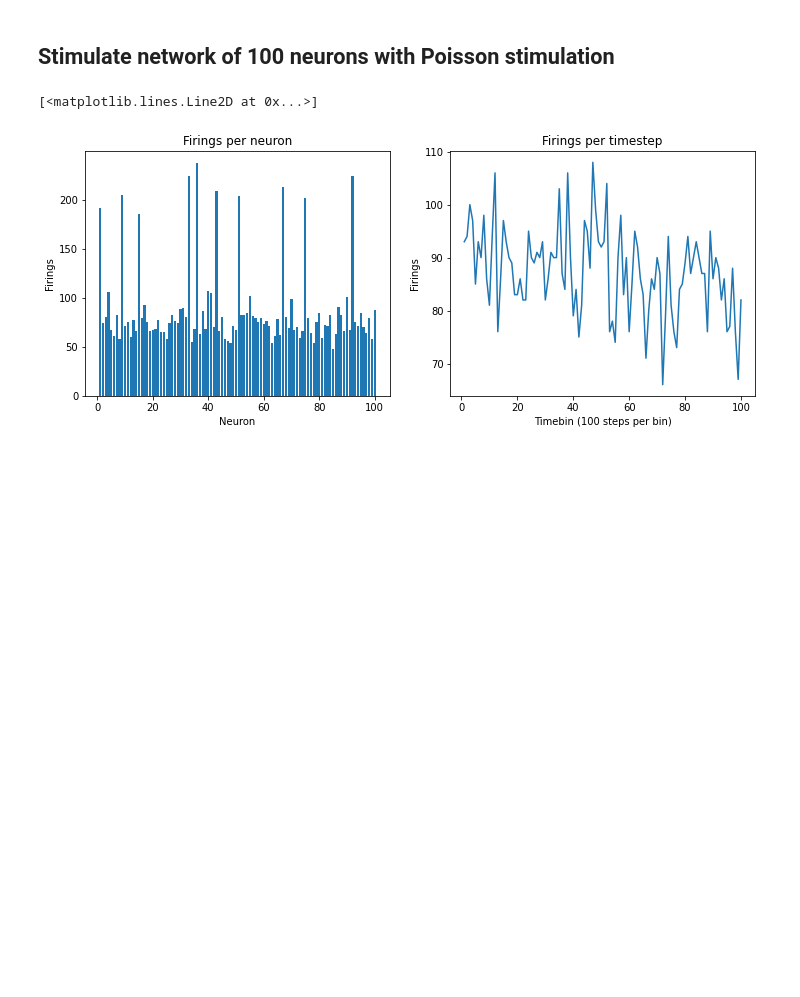
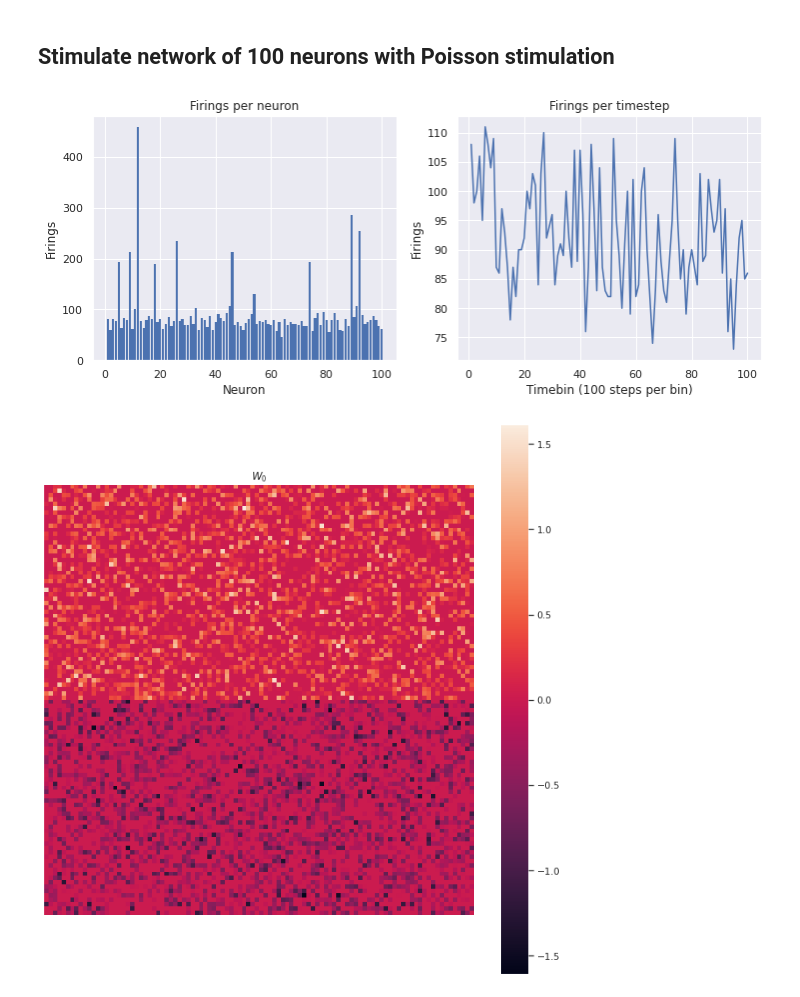
Before and after one commit to bioAI-Oslo/Spikeometric, a Jupyter notebook: Examples/stimulate_100_neurons.ipynb, the cells around one changed output. Drawn from its saved outputs; the diff is of its cells as text; code cells hidden in the pictures; blank space fills up the shorter version.

```diff
--- a/Examples/stimulate_100_neurons.ipynb
+++ b/Examples/stimulate_100_neurons.ipynb
@@ -25,22 +27,14 @@ targets = torch.randint(0, n_neurons, (10,)).tolist()
 stimulation = PoissonStimulation(targets, periods=5, temporal_scales=2, strengths=2, duration=n_steps, n_neurons=n_neurons)
 
 # Simulate the model
-X = model.simulate(w0, n_steps, stimulation=stimulation)
+X = simulate(model, w0, n_steps, stimulation=stimulation)
-# %%
-# Plot the results
-fig, axes = plt.subplots(nrows=1, ncols=2, figsize=(5, 3))
-fig.set_figheight(4.5)
-fig.set_figwidth(12)
-
-axes[0].set_title("Firings per neuron")
-axes[0].set_ylabel("Firings")
-axes[0].set_xlabel("Neuron")
-axes[0].bar(range(1, n_neurons + 1), torch.sum(X, axis=1), lw=0)
-
-axes[1].set_title("Firings per timestep")
-axes[1].set_ylabel("Firings")
-axes[1].set_xlabel(f"Timebin ({n_steps // 100} steps per bin)")
-axes[1].plot(range(1, 101), torch.sum(X, axis=0).reshape(100, -1).sum(axis=0))
-# %% [output]
-[<matplotlib.lines.Line2D at 0x...>]
-[figure, removed]
+# %%
+# Plot the results
+visualize_spikes(X)
+
+# Plot the weights
+W = sparse_to_dense(model.connectivity_filter(w0.W0, w0.edge_index), w0.edge_index)
+visualize_weights(W[:, :, 0])
+# %% [output]
+[figure, added]
+[figure, added]
```
Also changed, not shown: parts of 1 cell of this notebook, 17 other files.
